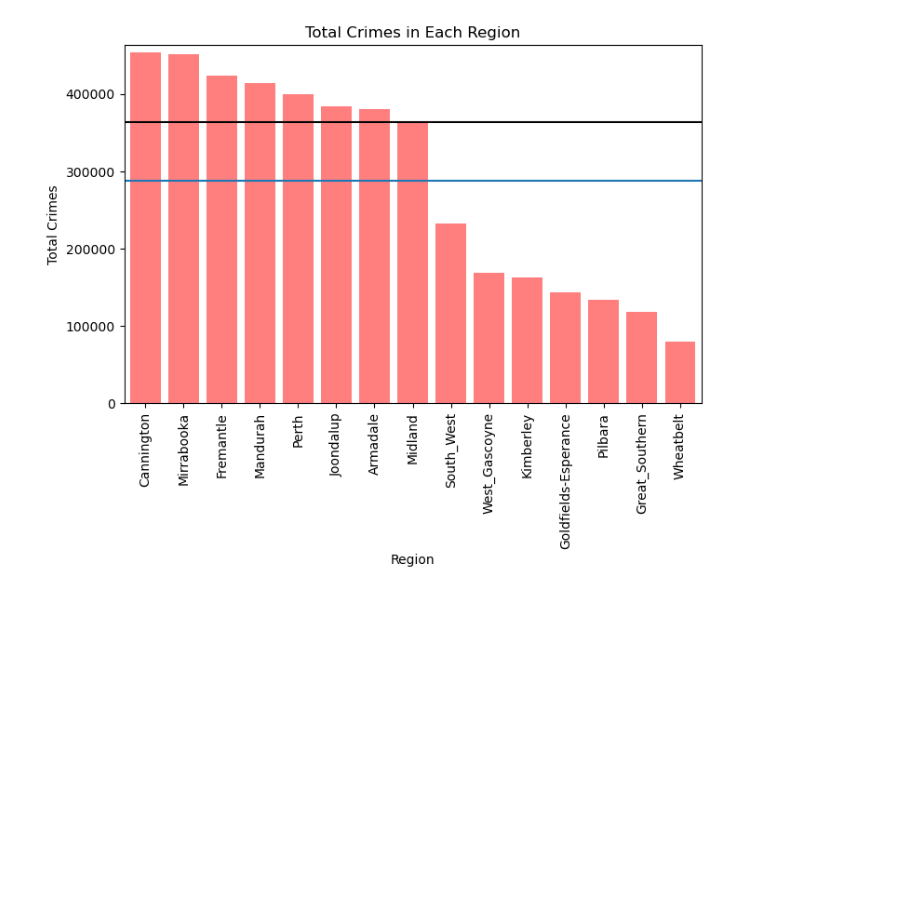
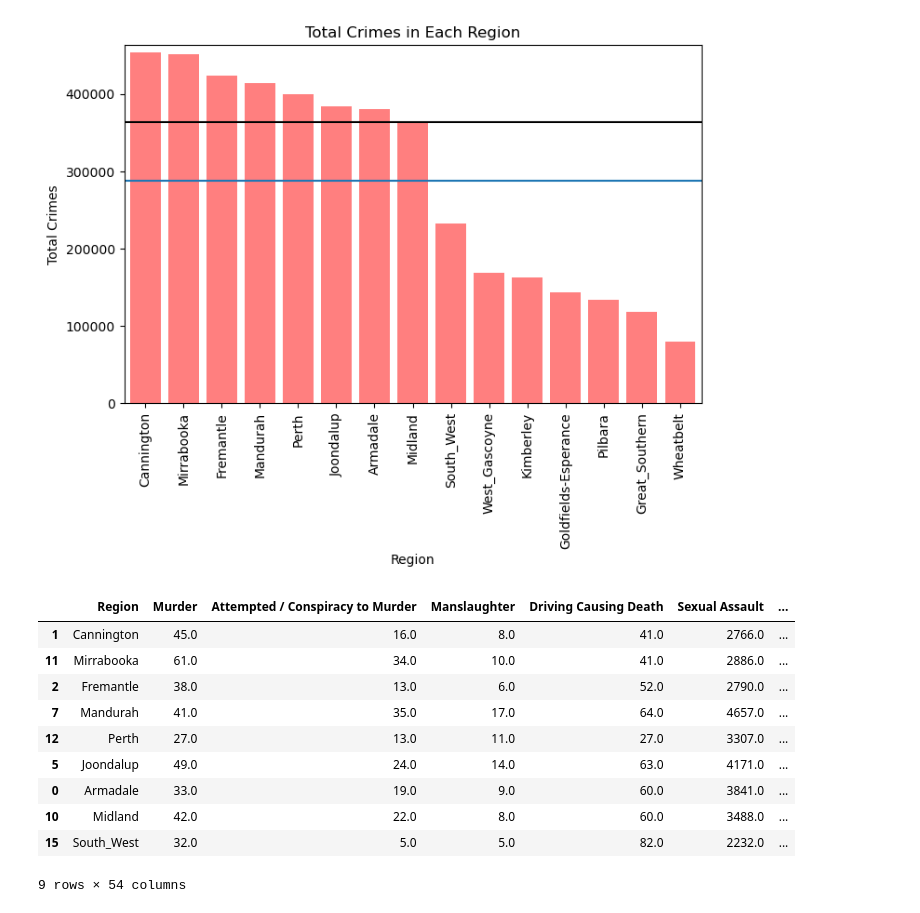
Before and after one commit to DrishP98/Project-1-, a Jupyter notebook: analysis-2(Hail).ipynb, the cells around one changed output. Drawn from its saved outputs; the diff is of its cells as text; code cells hidden in the pictures; blank space fills up the shorter version.

```diff
--- a/analysis-2.ipynb
+++ b/analysis-2(Hail).ipynb
@@ -405,3 +409,19 @@ plt.show
 # %% [output]
 <function matplotlib.pyplot.show(close=None, block=None)>
 [figure]
+# %%
+metro_bigsmall = big_small.drop([3, 4, 6, 9, 13, 16])
+
+metro_bigsmall
+# %% [output]
+|  | Region | Murder | Attempted / Conspiracy to Murder | Manslaughter | Driving Causing Death | Sexual Assault | ... |
+| 1 | Cannington | 45.0 | 16.0 | 8.0 | 41.0 | 2766.0 | ... |
+| 11 | Mirrabooka | 61.0 | 34.0 | 10.0 | 41.0 | 2886.0 | ... |
+| 2 | Fremantle | 38.0 | 13.0 | 6.0 | 52.0 | 2790.0 | ... |
+| 7 | Mandurah | 41.0 | 35.0 | 17.0 | 64.0 | 4657.0 | ... |
+| 12 | Perth | 27.0 | 13.0 | 11.0 | 27.0 | 3307.0 | ... |
+| 5 | Joondalup | 49.0 | 24.0 | 14.0 | 63.0 | 4171.0 | ... |
+| 0 | Armadale | 33.0 | 19.0 | 9.0 | 60.0 | 3841.0 | ... |
+| 10 | Midland | 42.0 | 22.0 | 8.0 | 60.0 | 3488.0 | ... |
+| 15 | South_West | 32.0 | 5.0 | 5.0 | 82.0 | 2232.0 | ... |
+9 rows × 54 columns
```
Also changed, not shown: parts of 3 cells of this notebook.
